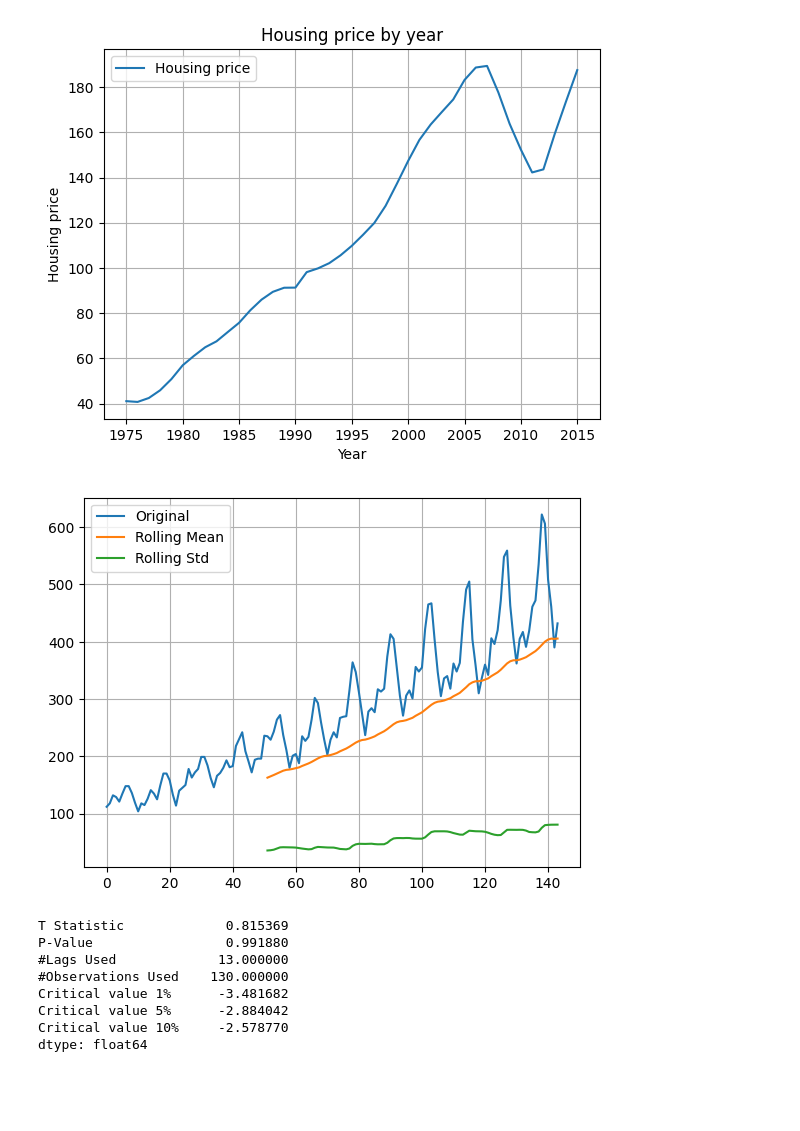
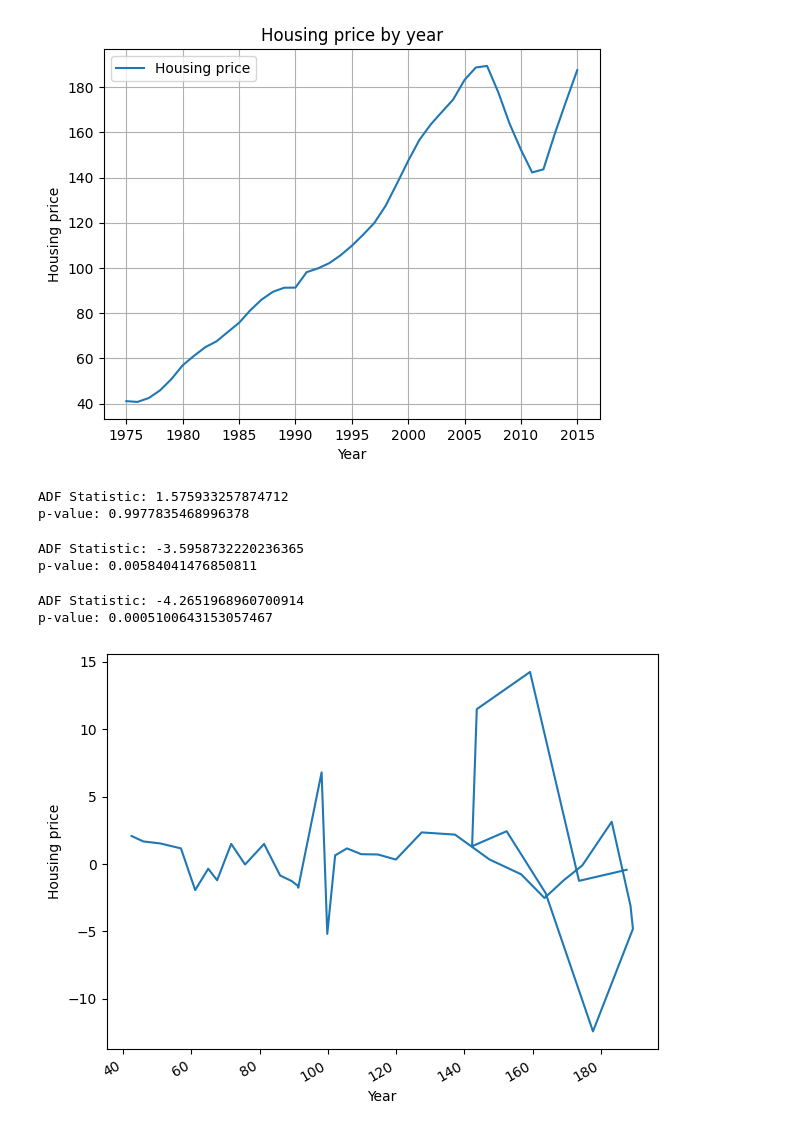
Before and after one commit to ThomasDarrieumerlou/Forecasting-project, a Jupyter notebook: Forcasting.ipynb, the cells around one changed output. Saved outputs shown, nothing was run; the diff lists cells and outputs as text; code cells hidden in the pictures; blank space fills up the shorter version.

```diff
--- a/Forcasting.ipynb
+++ b/Forcasting.ipynb
@@ -41,31 +41,42 @@ plt.grid()
 plt.show()
 # %% [output]
 [figure]
-# %%
-from statsmodels.tsa.stattools import adfuller
-
-def Staionarity_Check(ts):
-    plt.plot(ts, label='Original')
-    plt.plot(ts.rolling(window=52, center=False).mean(), label='Rolling Mean')
-    plt.plot(ts.rolling(window=52, center=False).std(), label='Rolling Std')
-    plt.grid()
-    plt.legend()
-    plt.show()
-
-    adf = adfuller(ts, autolag='AIC')
-    padf = pd.Series(adf[:4], index=['T Statistic','P-Value','#Lags Used','#Observations Used'])
-    for k,v in adf[4].items():
-        padf['Critical value {}'.format(k)]=v
-    print(padf)
-
-Staionarity_Check(df['#Passengers'])
-# %% [output]
-[figure, removed]
-T Statistic             0.815369
-P-Value                 0.991880
-#Lags Used             13.000000
-#Observations Used    130.000000
-Critical value 1%      -3.481682
-Critical value 5%      -2.884042
-Critical value 10%     -2.578770
-dtype: float64
+# %%
+ad_fuller_result = adfuller(atlanta_data['index_nsa'])
+
+print(f'ADF Statistic: {ad_fuller_result[0]}')
+print(f'p-value: {ad_fuller_result[1]}')
+# %% [output]
+ADF Statistic: 1.575933257874712
+p-value: 0.9977835468996378
+# %%
+index_diff = np.diff(atlanta_data['index_nsa'], n=1)
+
+ad_fuller_result = adfuller(index_diff)
+
+print(f'ADF Statistic: {ad_fuller_result[0]}')
+print(f'p-value: {ad_fuller_result[1]}')
+# %% [output]
+ADF Statistic: -3.5958732220236365
+p-value: 0.00584041476850811
+# %%
+index_diff2 = np.diff(index_diff, n=1)
+
+ad_fuller_result = adfuller(index_diff2)
+
+print(f'ADF Statistic: {ad_fuller_result[0]}')
+print(f'p-value: {ad_fuller_result[1]}')
+# %% [output]
+ADF Statistic: -4.2651968960700914
+p-value: 0.0005100643153057467
+# %%
+fig, ax = plt.subplots()
+
+ax.plot(atlanta_data['index_nsa'][2:], index_diff2)
+ax.set_xlabel('Year')
+ax.set_ylabel('Housing price')
+
+fig.autofmt_xdate()
+plt.tight_layout()
+# %% [output]
+[figure, added]
```
